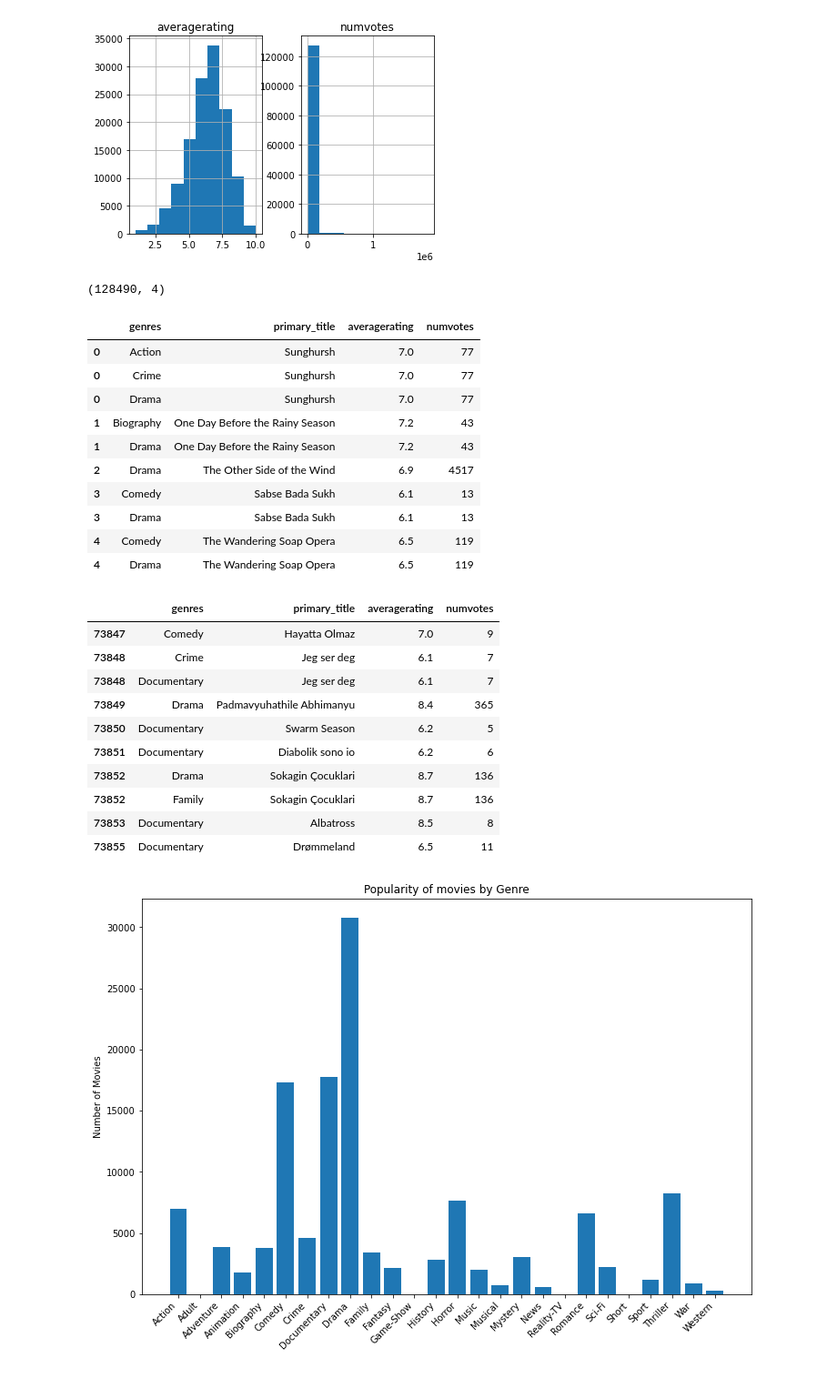
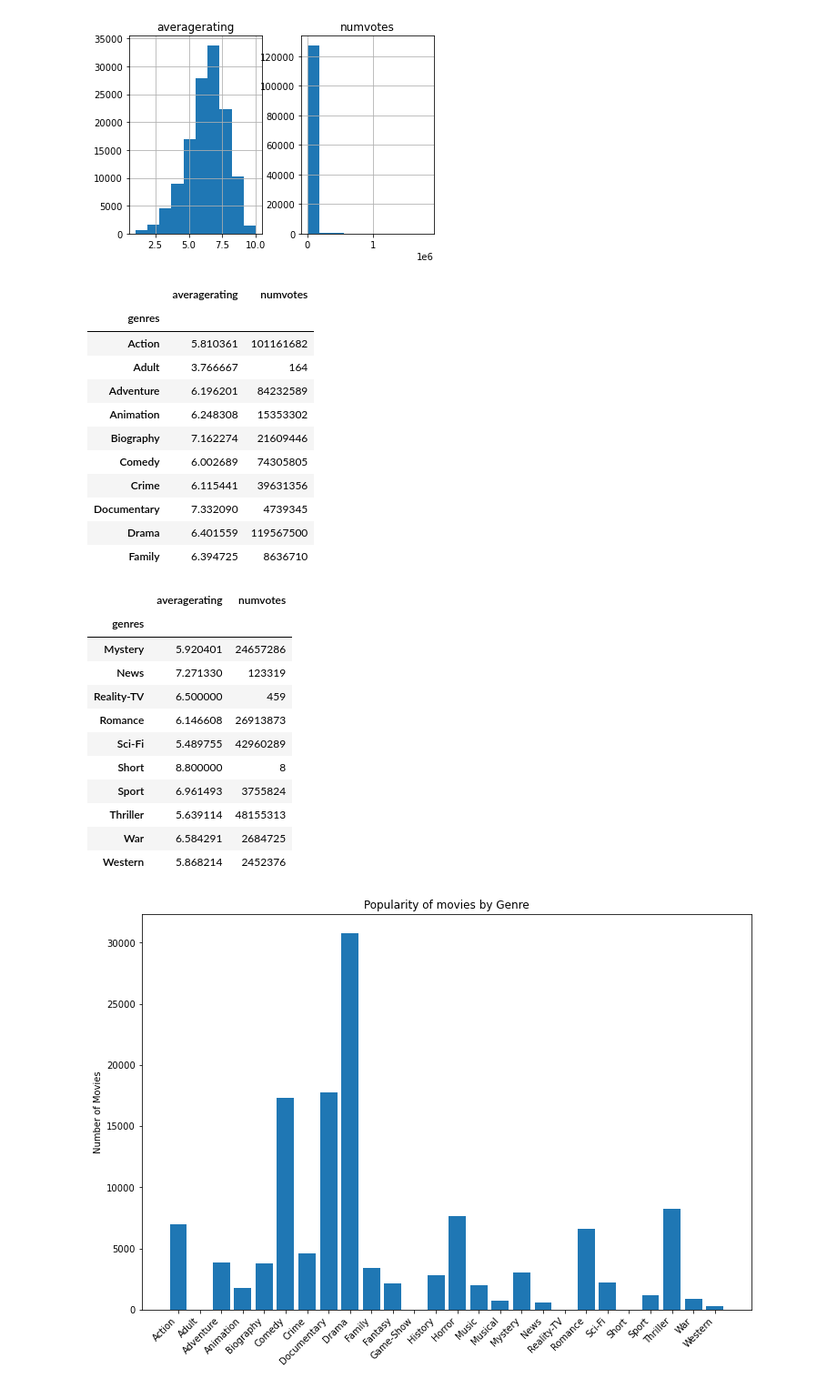
Before and after one commit to pyamin1878/Movie-Project, a Jupyter notebook: Notebooks/student_working_notebook_pat.ipynb, the cells around one changed output. Shown at 91% size. Cells and saved outputs as stored; diff of their text form; code cells hidden in the pictures.

```diff
--- a/Notebooks/student_working_notebook_pat.ipynb
+++ b/Notebooks/student_working_notebook_pat.ipynb
@@ -236,33 +246,31 @@ df_genres.to_sql('cleaned_movies', conn, if_exists='replace')
-# %%
-df.shape
-# %% [output]
-(128490, 4)
 # %%
-df.head(10)
+df_genres.head(10)
 # %% [output]
-|  | genres | primary_title | averagerating | numvotes |
-| 0 | Action | Sunghursh | 7.0 | 77 |
-| 0 | Crime | Sunghursh | 7.0 | 77 |
-| 0 | Drama | Sunghursh | 7.0 | 77 |
-| 1 | Biography | One Day Before the Rainy Season | 7.2 | 43 |
-| 1 | Drama | One Day Before the Rainy Season | 7.2 | 43 |
-| 2 | Drama | The Other Side of the Wind | 6.9 | 4517 |
-| 3 | Comedy | Sabse Bada Sukh | 6.1 | 13 |
-| 3 | Drama | Sabse Bada Sukh | 6.1 | 13 |
-| 4 | Comedy | The Wandering Soap Opera | 6.5 | 119 |
-| 4 | Drama | The Wandering Soap Opera | 6.5 | 119 |
+|  | averagerating | numvotes |
+| genres |  |  |
+| Action | 5.810361 | 101161682 |
+| Adult | 3.766667 | 164 |
+| Adventure | 6.196201 | 84232589 |
+| Animation | 6.248308 | 15353302 |
+| Biography | 7.162274 | 21609446 |
+| Comedy | 6.002689 | 74305805 |
+| Crime | 6.115441 | 39631356 |
+| Documentary | 7.332090 | 4739345 |
+| Drama | 6.401559 | 119567500 |
+| Family | 6.394725 | 8636710 |
 # %%
-df.tail(10)
+df_genres.tail(10)
 # %% [output]
-|  | genres | primary_title | averagerating | numvotes |
-| 73847 | Comedy | Hayatta Olmaz | 7.0 | 9 |
-| 73848 | Crime | Jeg ser deg | 6.1 | 7 |
-| 73848 | Documentary | Jeg ser deg | 6.1 | 7 |
-| 73849 | Drama | Padmavyuhathile Abhimanyu | 8.4 | 365 |
-| 73850 | Documentary | Swarm Season | 6.2 | 5 |
-| 73851 | Documentary | Diabolik sono io | 6.2 | 6 |
-| 73852 | Drama | Sokagin Çocuklari | 8.7 | 136 |
-| 73852 | Family | Sokagin Çocuklari | 8.7 | 136 |
-| 73853 | Documentary | Albatross | 8.5 | 8 |
-| 73855 | Documentary | Drømmeland | 6.5 | 11 |
+|  | averagerating | numvotes |
+| genres |  |  |
+| Mystery | 5.920401 | 24657286 |
+| News | 7.271330 | 123319 |
+| Reality-TV | 6.500000 | 459 |
+| Romance | 6.146608 | 26913873 |
+| Sci-Fi | 5.489755 | 42960289 |
+| Short | 8.800000 | 8 |
+| Sport | 6.961493 | 3755824 |
+| Thriller | 5.639114 | 48155313 |
+| War | 6.584291 | 2684725 |
+| Western | 5.868214 | 2452376 |
 # %%
```
Also changed, not shown: parts of 17 cells of this notebook.
